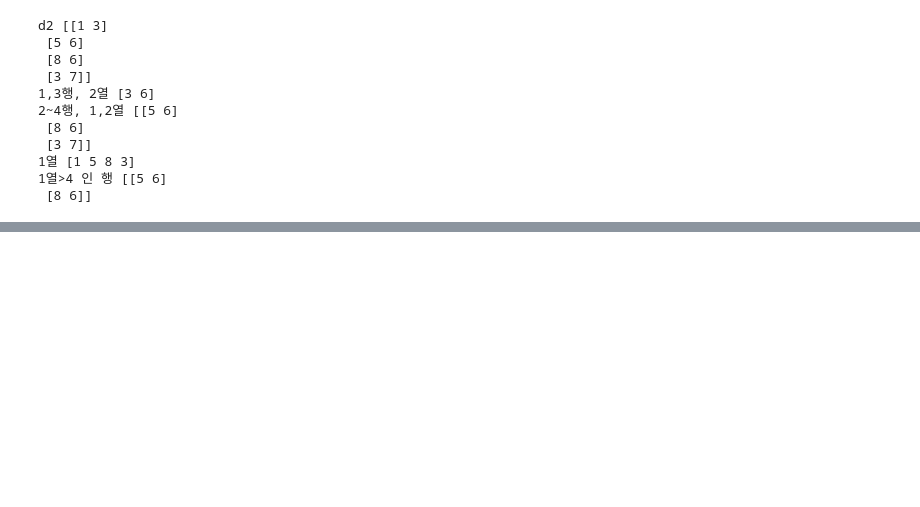
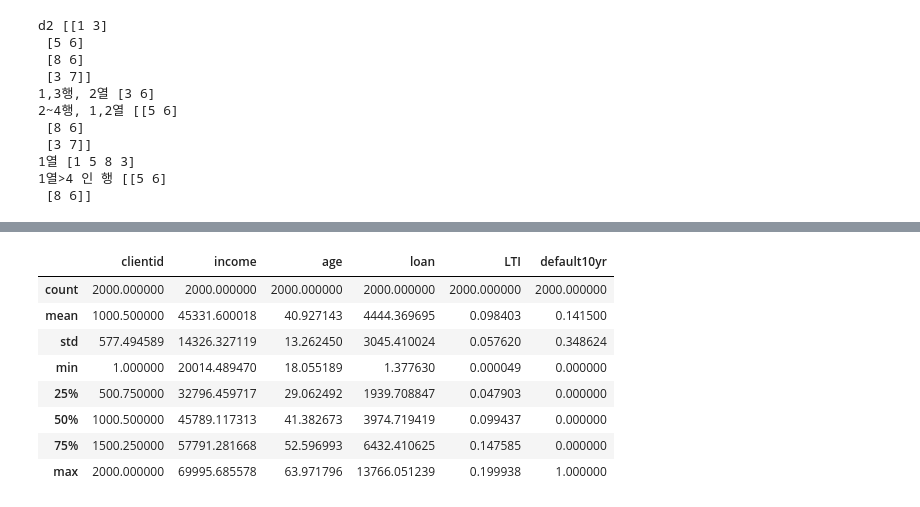
Before and after one commit to rackhyun/2023_data_translator, a Jupyter notebook: SC1_2023-main/1회차/practice.ipynb, the cells around one changed output, grey strips where cells are left out. Drawn from its saved outputs; the diff is of its cells as text; code cells hidden in the pictures; blank space fills up the shorter version.

```diff
--- a/SC1_2023-main/1회차/practice.ipynb
+++ b/SC1_2023-main/1회차/practice.ipynb
@@ -173,0 +248,12 @@ array([2, 3])
+# %%
+df1.describe()
+# %% [output]
+|  | clientid | income | age | loan | LTI | default10yr |
+| count | 2000.000000 | 2000.000000 | 2000.000000 | 2000.000000 | 2000.000000 | 2000.000000 |
+| mean | 1000.500000 | 45331.600018 | 40.927143 | 4444.369695 | 0.098403 | 0.141500 |
+| std | 577.494589 | 14326.327119 | 13.262450 | 3045.410024 | 0.057620 | 0.348624 |
+| min | 1.000000 | 20014.489470 | 18.055189 | 1.377630 | 0.000049 | 0.000000 |
+| 25% | 500.750000 | 32796.459717 | 29.062492 | 1939.708847 | 0.047903 | 0.000000 |
+| 50% | 1000.500000 | 45789.117313 | 41.382673 | 3974.719419 | 0.099437 | 0.000000 |
+| 75% | 1500.250000 | 57791.281668 | 52.596993 | 6432.410625 | 0.147585 | 0.000000 |
+| max | 2000.000000 | 69995.685578 | 63.971796 | 13766.051239 | 0.199938 | 1.000000 |
```
Also changed, not shown: parts of 15 cells of this notebook, 1 other file.
